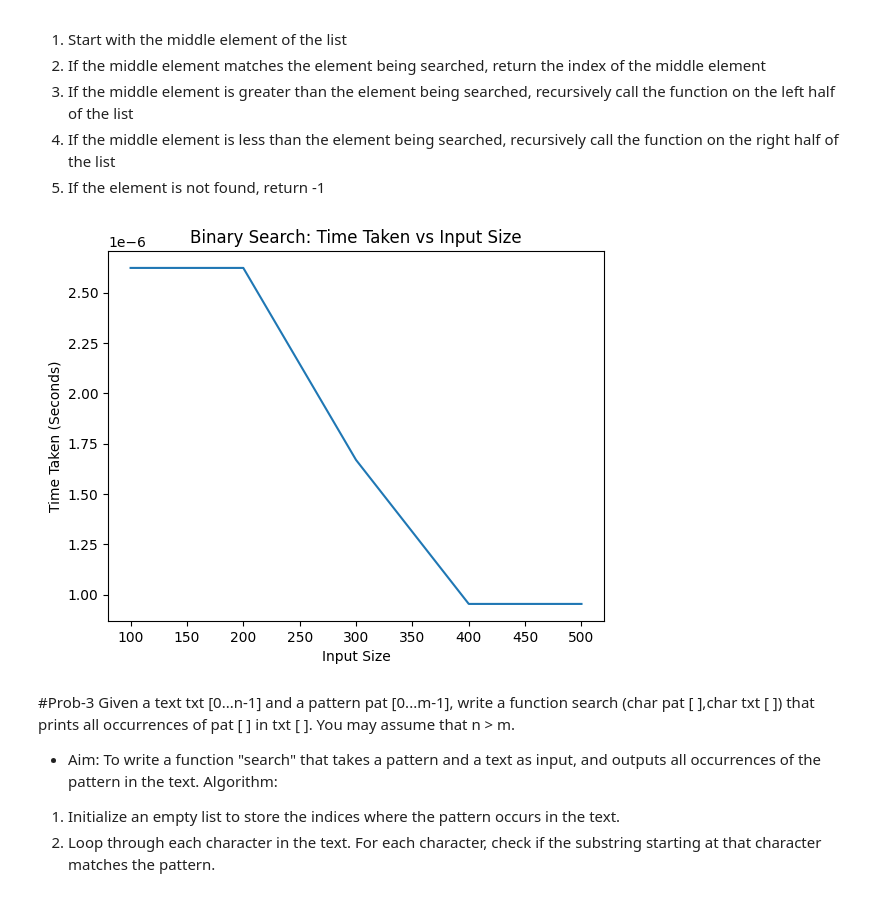
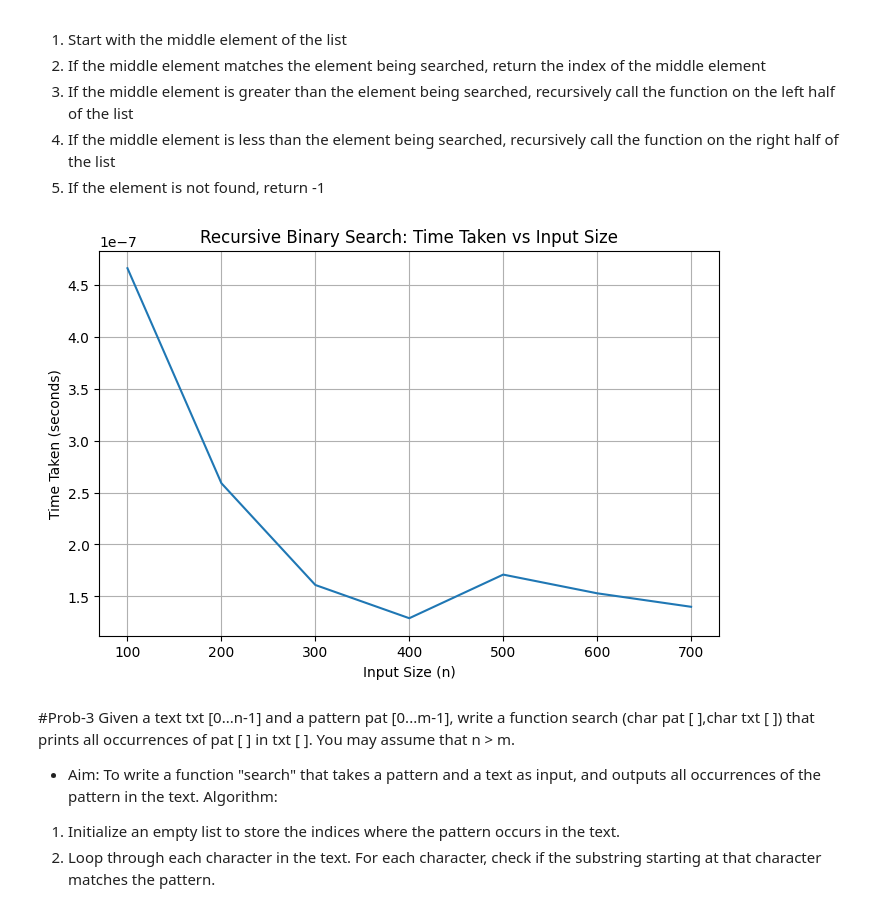
Before and after one commit to divanshi-15/Algo_Lab_241B323, a Jupyter notebook: lab_4.ipynb, the cells around one changed output. Saved outputs shown, nothing was run; the diff lists cells and outputs as text; code cells hidden in the pictures.

```diff
--- a/lab_4.ipynb
+++ b/lab_4.ipynb
@@ -50,33 +50,34 @@ Algorithm:
 # %%
 #Prob_2: write code for recursive Binary Search and plot a graph to visualize the relationship between time taken and input size
 import time
 import matplotlib.pyplot as plt
-def binary_search(arr, low, high, x):
-    if high >= low:
-        mid = (high + low) // 2
-        if arr[mid] == x:
-            return mid
-        elif arr[mid] > x:
-            return binary_search(arr, low, mid - 1, x)
-        else:
-            return binary_search(arr, mid + 1, high, x)
-    else:
-        return -1
-    input_size = [100, 400, 800, 1000, 1500]
-    time_taken = []
-    for n in input_size:
-        x = list(range(n))
-        start_time = time.time()
-        binary_search(x, 0, n-1, n-1)
-        end_time = time.time()
-        time_taken.append(end_time - start_time)
-plt.plot(input_size, time_taken)
-plt.xlabel('Input Size')
-plt.ylabel('Time Taken (Seconds)')
-plt.title('Binary Search: Time Taken vs Input Size')
+def BinarySearch(arr, x, l, h):
+  if l > h:
+    return -1
+  mid = (l + h) // 2
+  if arr[mid] == x:
+      return mid
+  elif arr[mid] > x:
+      return BinarySearch(arr, x, l, mid - 1)
+  else:
+      return BinarySearch(arr, x, mid + 1, h)
+input_sizes = [100, 200, 300, 400, 500, 600, 700]
+time_taken = []
+for n in input_sizes:
+    arr = list(range(n))
+    target = -1
+    start_time = time.perf_counter()
+    end_time = time.perf_counter()
+    time_taken.append(end_time - start_time)
+plt.figure(figsize=(8, 5))
+plt.plot(input_sizes, time_taken)
+plt.xlabel("Input Size (n)")
+plt.ylabel("Time Taken (seconds)")
+plt.title("Recursive Binary Search: Time Taken vs Input Size")
+plt.grid(True)
 plt.show()
 # %% [output]
-[figure, old version]
+[figure, new version]
 # %% [markdown]
 #Prob-3
 Given a text txt [0...n-1] and a pattern pat [0...m-1], write a function search (char pat [ ],char txt [ ]) that prints all occurrences of pat [ ] in txt [ ]. You may assume that n > m.
```
Also changed, not shown: parts of 4 cells of this notebook.
